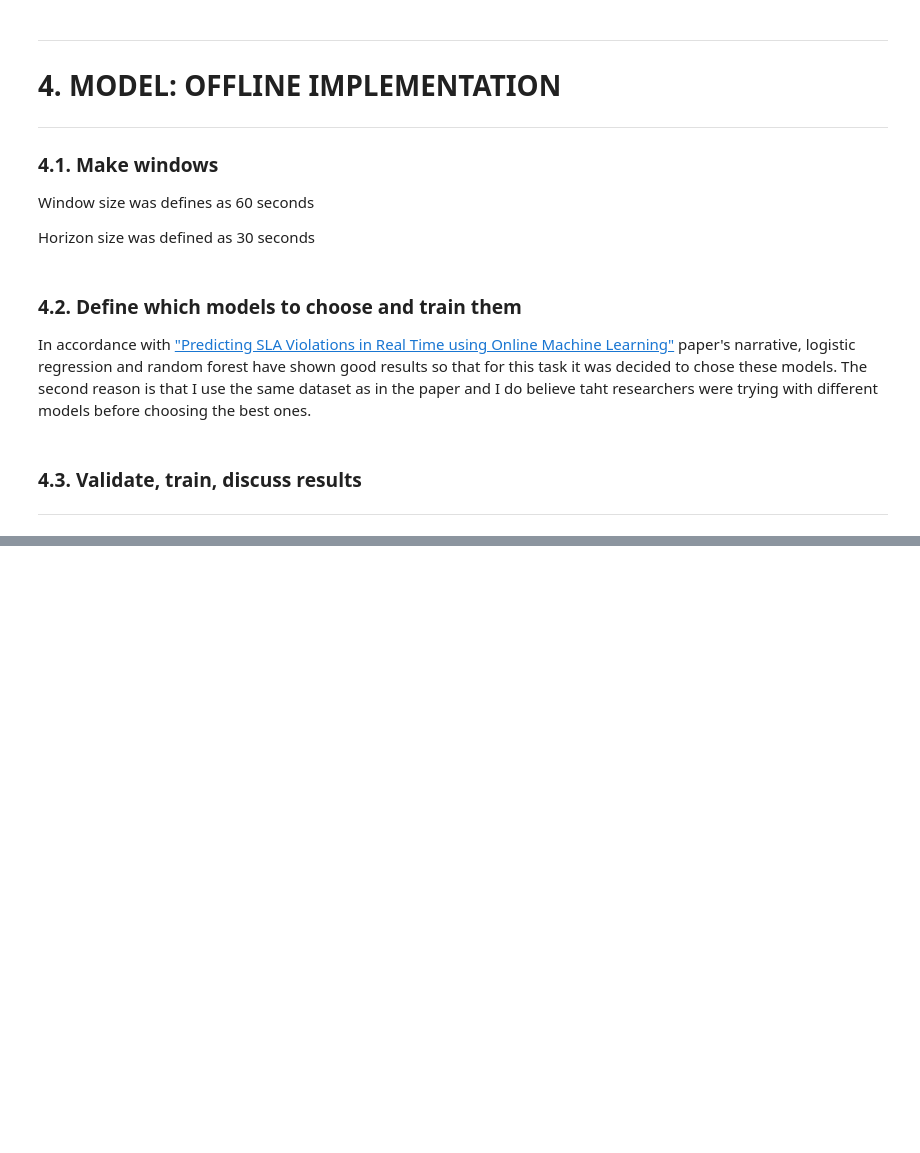
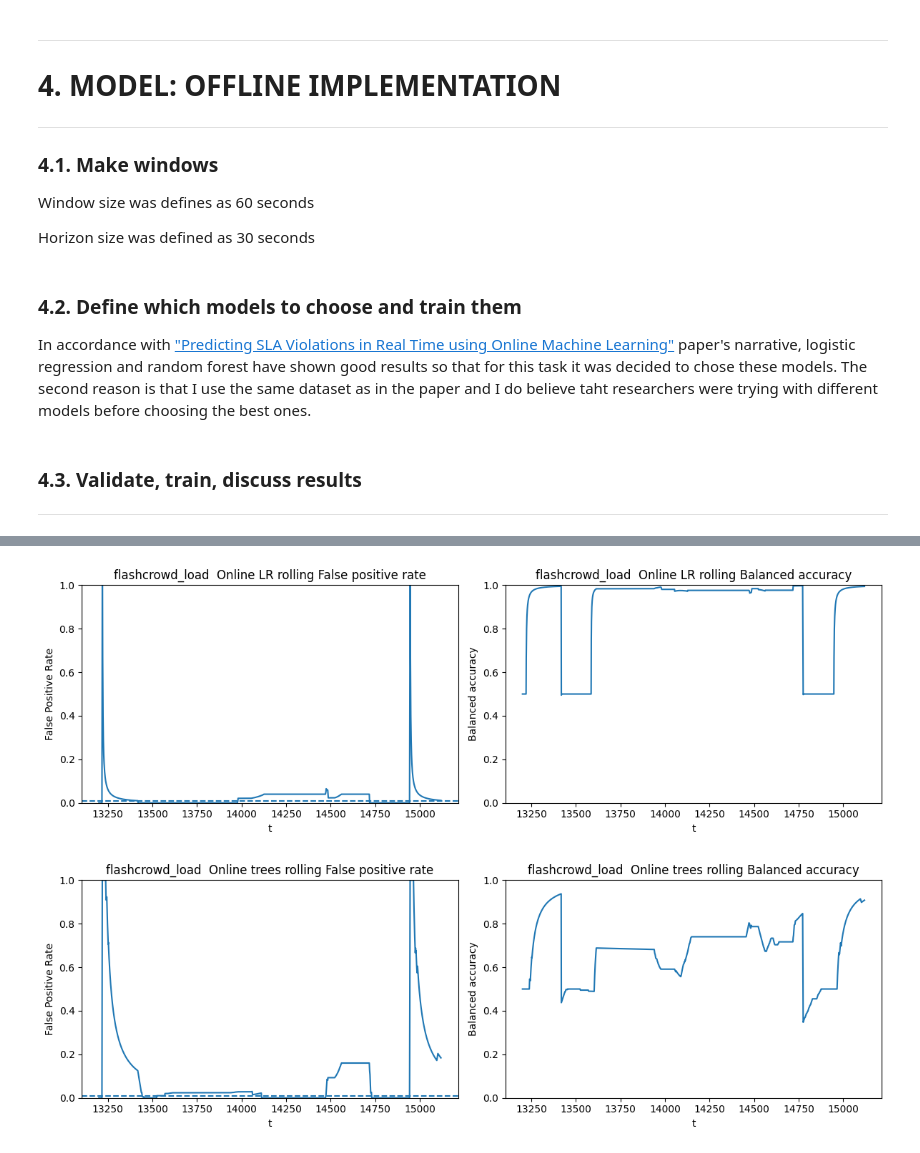
Before and after one commit to OleksiiBevza/time-series, a Jupyter notebook: modelling.ipynb, the cells around one changed output, grey strips where cells are left out. Drawn from its saved outputs; the diff is of its cells as text; code cells hidden in the pictures; blank space fills up the shorter version.

```diff
--- a/modelling.ipynb
+++ b/modelling.ipynb
@@ -758,0 +701,53 @@ plot_far_ba(
+# %%
+# from prequential evaluation:
+# full eval stream (val + test)
+p_eval_lr     = lr_results["probabilities"]
+yhat_eval_lr  = lr_results["binary_predictions"]
+p_eval_oa     = oaue_results["probabilities"]
+yhat_eval_oa  = oaue_results["binary_predictions"]
+
+# masks and test subsets
+val_mask      = np.arange(len(eval_idx)) < n_val
+y_eval        = y_eval          # full labels (val + test)
+t_eval        = t_eval          # full timestamps (val + test)
+
+y_test        = y_eval[~val_mask]
+t_test        = t_eval[~val_mask]
+
+yhat_test_lr  = yhat_eval_lr[~val_mask]
+yhat_test_oa  = yhat_eval_oa[~val_mask]
+# %%
+WROLL = max(200, len(y_test) // 20)
+
+# LR rolling FAR and BA (online)
+x_lr, far_lr, ba_lr = rolling_far_ba(
+    y=y_test,
+    yhat=yhat_test_lr,
+    x=t_test,
+    window=WROLL,
+)
+plot_far_ba(
+    x_lr,
+    far_lr,
+    ba_lr,
+    title=f"{scenario}  Online LR",
+    fpr_cap=0.01,
+)
+
+# OAUE rolling FAR and BA (online)
+x_oa, far_oa, ba_oa = rolling_far_ba(
+    y=y_test,
+    yhat=yhat_test_oa,
+    x=t_test,
+    window=WROLL,
+)
+plot_far_ba(
+    x_oa,
+    far_oa,
+    ba_oa,
+    title=f"{scenario}  Online trees",
+    fpr_cap=0.01,
+)
+# %% [output]
+[figure, added]
+[figure, added]
```
Also changed, not shown: parts of 17 cells of this notebook, 3 other files.
